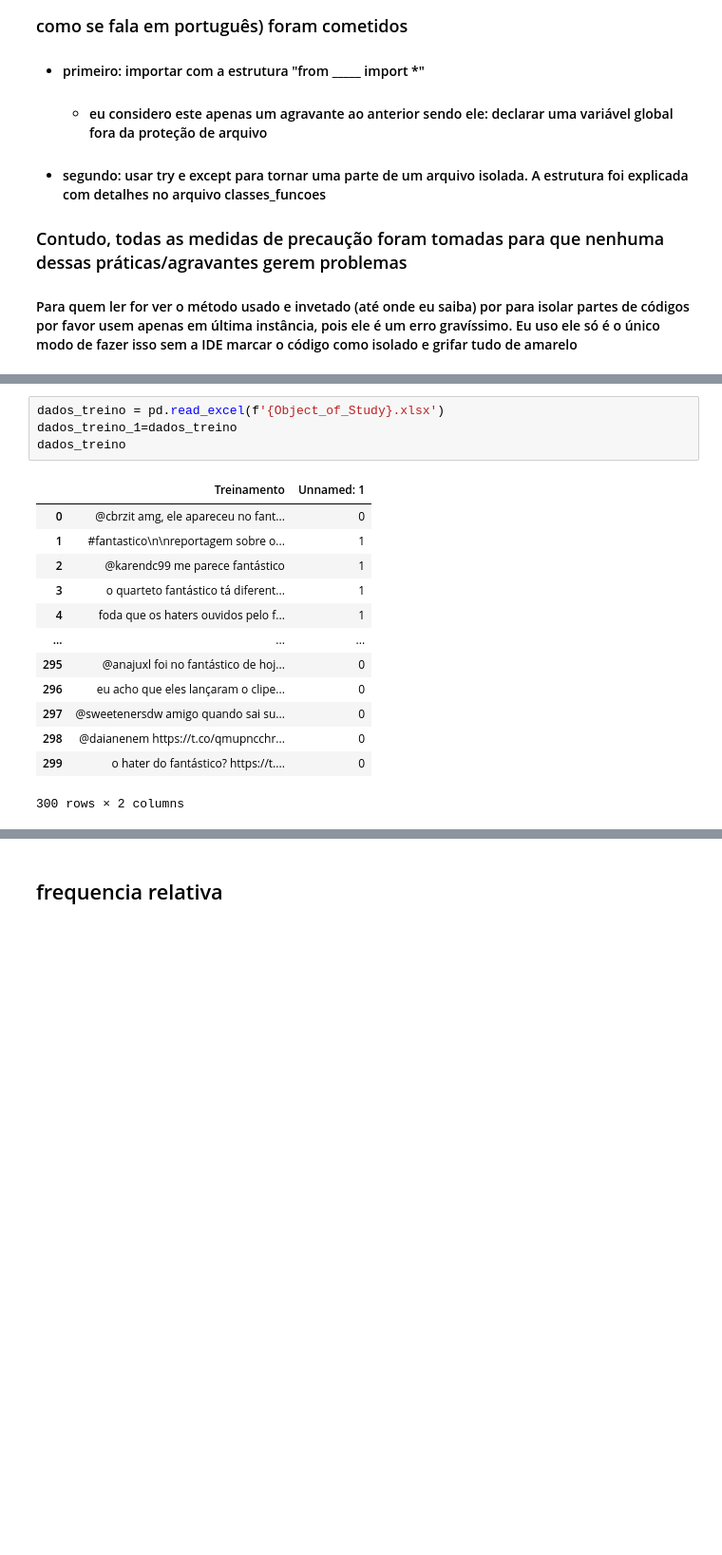
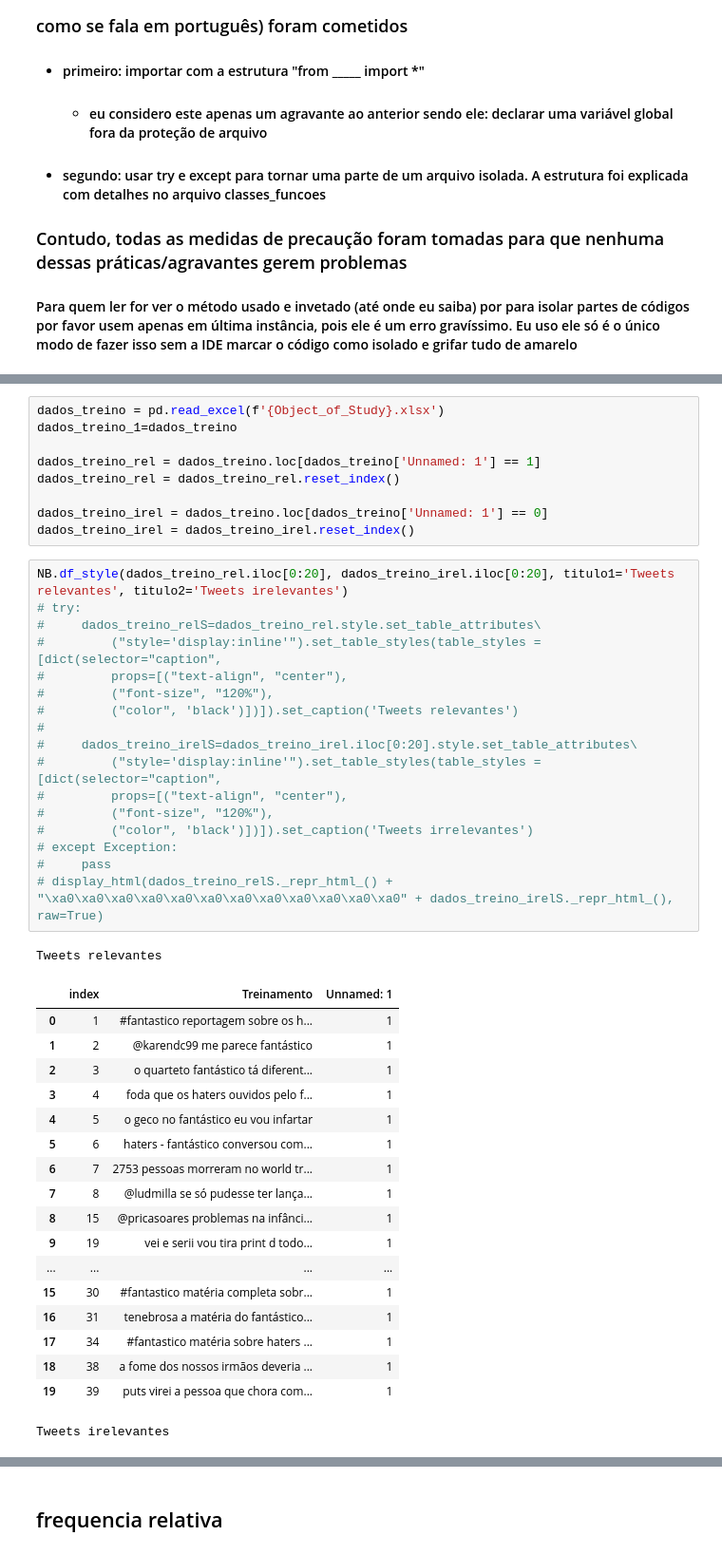
Before and after one commit to RafaelNiccheri/P1-Cdados21_2, a Jupyter notebook: Projeto_1.1.ipynb, the cells around one changed output, grey strips where cells are left out. Shown at 95% size. Saved outputs shown, nothing was run; the diff lists cells and outputs as text; blank space fills up the shorter version.

```diff
--- a/Projeto_1.1.ipynb
+++ b/Projeto_1.1.ipynb
@@ -23,18 +25,46 @@ import pandas as pd
 # %%
 dados_treino = pd.read_excel(f'{Object_of_Study}.xlsx')
 dados_treino_1=dados_treino
-dados_treino
+
+dados_treino_rel = dados_treino.loc[dados_treino['Unnamed: 1'] == 1]
+dados_treino_rel = dados_treino_rel.reset_index()
+
+dados_treino_irel = dados_treino.loc[dados_treino['Unnamed: 1'] == 0]
+dados_treino_irel = dados_treino_irel.reset_index()
-# %% [output]
-|  | Treinamento | Unnamed: 1 |
-| 0 | @cbrzit amg, ele apareceu no fant... | 0 |
-| 1 | #fantastico\n\nreportagem sobre o... | 1 |
-| 2 | @karendc99 me parece fantástico | 1 |
-| 3 | o quarteto fantástico tá diferent... | 1 |
-| 4 | foda que os haters ouvidos pelo f... | 1 |
-| ... | ... | ... |
-| 295 | @anajuxl foi no fantástico de hoj... | 0 |
-| 296 | eu acho que eles lançaram o clipe... | 0 |
-| 297 | @sweetenersdw amigo quando sai su... | 0 |
-| 298 | @daianenem https://t.co/qmupncchr... | 0 |
-| 299 | o hater do fantástico? https://t.... | 0 |
-300 rows × 2 columns
+# %%
+NB.df_style(dados_treino_rel.iloc[0:20], dados_treino_irel.iloc[0:20], titulo1='Tweets relevantes', titulo2='Tweets irelevantes')
+# try:
+#     dados_treino_relS=dados_treino_rel.style.set_table_attributes\
+#         ("style='display:inline'").set_table_styles(table_styles = [dict(selector="caption",
+#         props=[("text-align", "center"),
+#         ("font-size", "120%"),
+#         ("color", 'black')])]).set_caption('Tweets relevantes')
+#
+#     dados_treino_irelS=dados_treino_irel.iloc[0:20].style.set_table_attributes\
+#         ("style='display:inline'").set_table_styles(table_styles = [dict(selector="caption",
+#         props=[("text-align", "center"),
+#         ("font-size", "120%"),
+#         ("color", 'black')])]).set_caption('Tweets irrelevantes')
+# except Exception:
+#     pass
+# display_html(dados_treino_relS._repr_html_() + "\xa0\xa0\xa0\xa0\xa0\xa0\xa0\xa0\xa0\xa0\xa0\xa0" + dados_treino_irelS._repr_html_(), raw=True)
+# %% [output]
+Tweets relevantes
+|  | index | Treinamento | Unnamed: 1 |
+| 0 | 1 | #fantastico reportagem sobre os h... | 1 |
+| 1 | 2 | @karendc99 me parece fantástico | 1 |
+| 2 | 3 | o quarteto fantástico tá diferent... | 1 |
+| 3 | 4 | foda que os haters ouvidos pelo f... | 1 |
+| 4 | 5 | o geco no fantástico eu vou infartar | 1 |
+| 5 | 6 | haters - fantástico conversou com... | 1 |
+| 6 | 7 | 2753 pessoas morreram no world tr... | 1 |
+| 7 | 8 | @ludmilla se só pudesse ter lança... | 1 |
+| 8 | 15 | @pricasoares problemas na infânci... | 1 |
+| 9 | 19 | vei e serii vou tira print d todo... | 1 |
+| ... | ... | ... | ... |
+| 15 | 30 | #fantastico matéria completa sobr... | 1 |
+| 16 | 31 | tenebrosa a matéria do fantástico... | 1 |
+| 17 | 34 | #fantastico matéria sobre haters ... | 1 |
+| 18 | 38 | a fome dos nossos irmãos deveria ... | 1 |
+| 19 | 39 | puts virei a pessoa que chora com... | 1 |
+Tweets irelevantes
```
Also changed, not shown: parts of 33 cells of this notebook, 2 other files.
